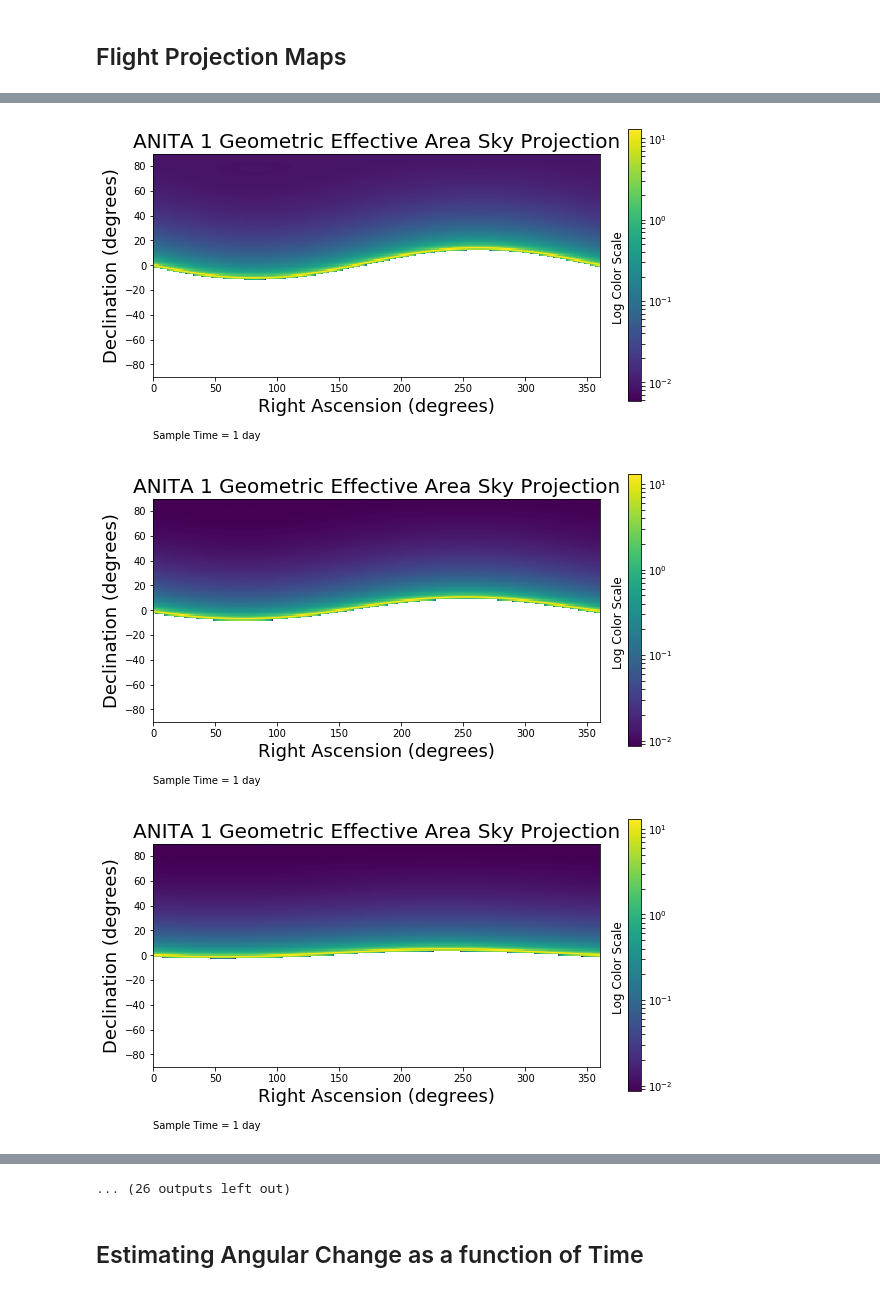
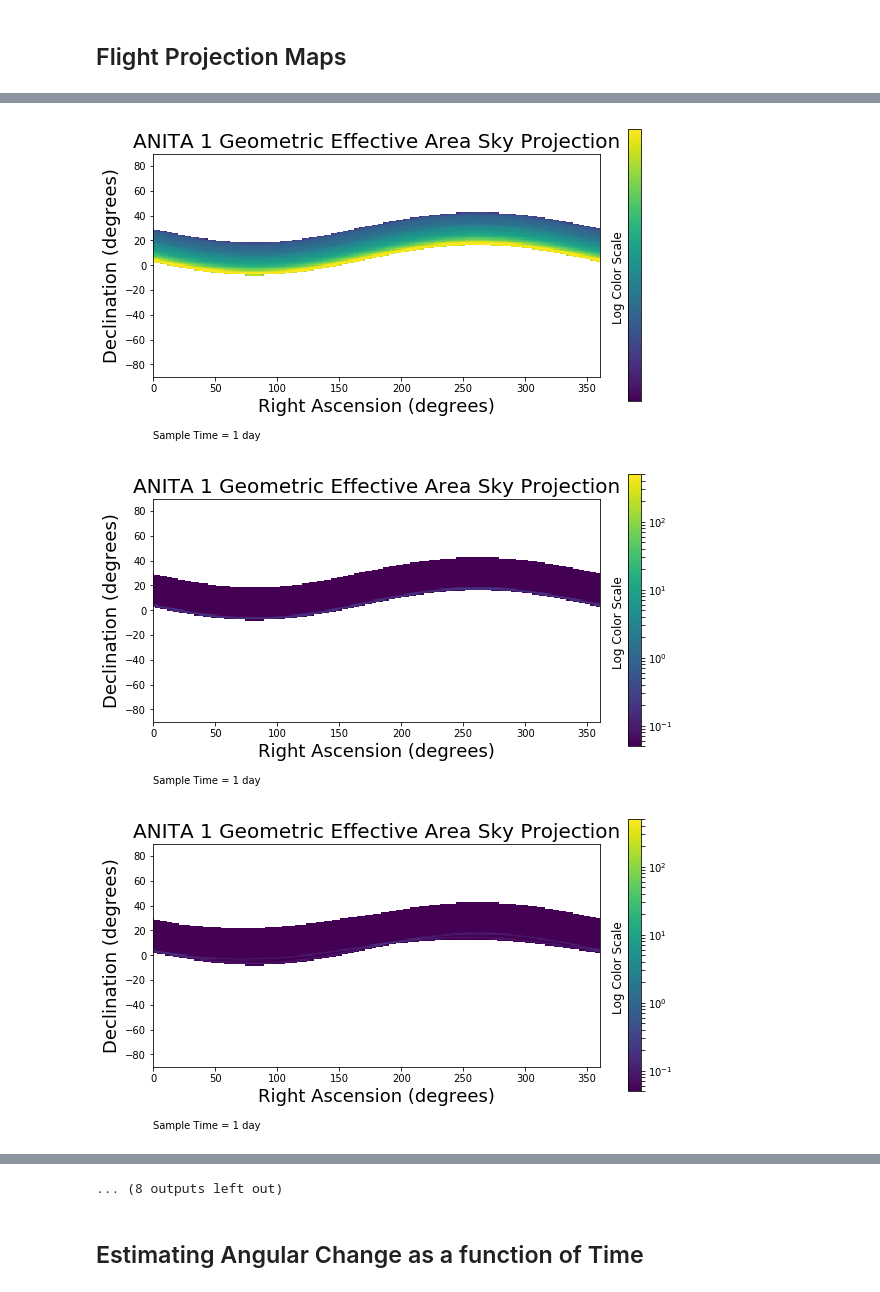
Before and after one commit to afromero/tau_point_source_sim, a Jupyter notebook: ANITA_Flight_Paths.ipynb, the cells around one changed output, grey strips where cells are left out. Saved outputs shown, nothing was run; the diff lists cells and outputs as text; code cells hidden in the pictures.

```diff
--- a/ANITA_Flight_Paths.ipynb
+++ b/ANITA_Flight_Paths.ipynb
@@ -233,7 +236,7 @@ sky_bins = np.tile(sky_bin_dec,(360,1))
 # %%
 # Importing Effective Areas for Various Source Angles
 import csv
-with open("geomtrap_effectivearea.csv", 'rb') as csvfile:
+with open("full_effectivearea.csv", 'rb') as csvfile:
     areas_ref = csv.reader(csvfile)
 
     eff_areas=[]
@@ -279,7 +282,7 @@ for k in range(0,N_sim):
         theta_src = 180+bin_elev - 90
         # print bin_dec,theta_src
 
-        A = np.interp(theta_src,np.linspace(0,90,100),eff_areas,0.0,0.0)
+        A = np.interp(theta_src,np.linspace(0,90,90),eff_areas,0.0,0.0)
 
         #sky_map_ra=np.asarray(A)
         # print i, len(theta_src),len(A),sky_map_ra.shape
@@ -314,7 +317,7 @@ for k in range(0,N_sim):
 18
 # %%
 # Making Sky Map for each Time Sample
-for k in range(0,N_sim):
+for k in range(0,1):
     fig = plt.figure(figsize=(10,10))
 
     left = 0
@@ -330,33 +333,33 @@ for k in range(0,N_sim):
     plt.xlabel("Right Ascension (degrees)", fontsize=18)
     plt.title("ANITA " +str(flight)+" Geometric Effective Area Sky Projection", fontsize=20)
     #plt.text(0, -140, "Sample Time = "+str(T_samp.value/60)+" min")
     plt.text(0, -140, "Sample Time = 1 day")
     filename = "animations/bin_sep"+str(k)+".png"
     plt.savefig(filename)
     #plt.show()
 
 # Making Cumulative Sky Map
 for k in range(0,N_sim):
     fig = plt.figure(figsize=(10,10))
 
     left = 0
     right = 360
     bottom = -90
     top = 90
     extent = [left, right, bottom, top]
     plt.imshow(np.flip(np.transpose(sky_maps_frames_total[k]),0), extent = extent, norm=matplotlib.colors.LogNorm())
     plt.text(370,20,'Log Color Scale',rotation=90,fontsize=12)
     plt.colorbar(shrink=0.5)
     plt.clim(0.05, 500);
     #plt.text(0, -140, "Sample Time = "+str(T_samp.value/60)+" min")
     plt.ylabel("Declination (degrees)", fontsize=18)
     plt.xlabel("Right Ascension (degrees)", fontsize=18)
     plt.title("ANITA " +str(flight)+" Geometric Effective Area Sky Projection", fontsize=20)
     plt.text(0, -140, "Sample Time = 1 day")
     filename = "animations/bin_tot"+str(k)+".png"
     plt.savefig(filename)
     #plt.show()
 # %% [output]
-[figure, old version]
+[figure, new version]
-[figure, old version]
+[figure, new version]
-[figure, old version]
+[figure, new version]
@@ -372,4 +375,4 @@ for k in range(0,N_sim):
-... (26 outputs left out)
+... (8 outputs left out)
 # %%
 # Making Movie
 import imageio
```
Also changed, not shown: parts of 2 cells of this notebook, 3 other files.
